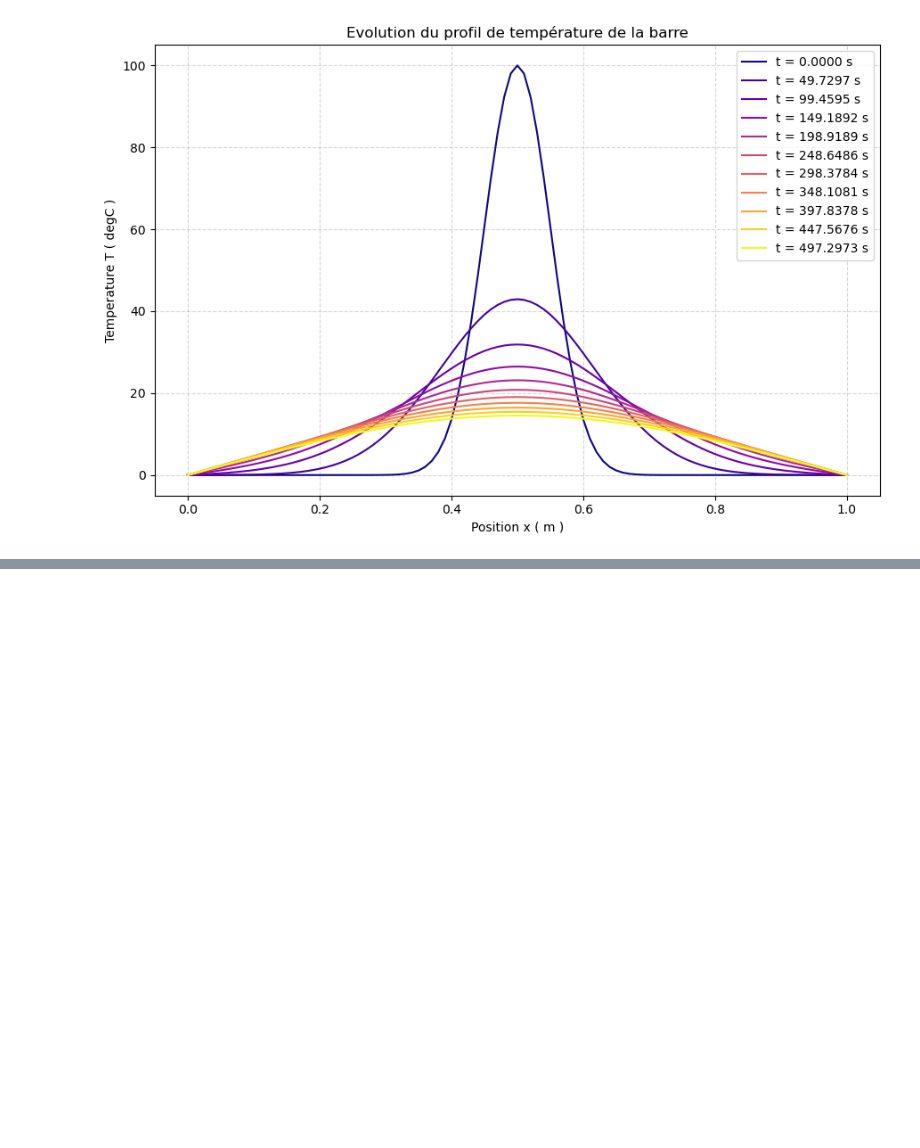
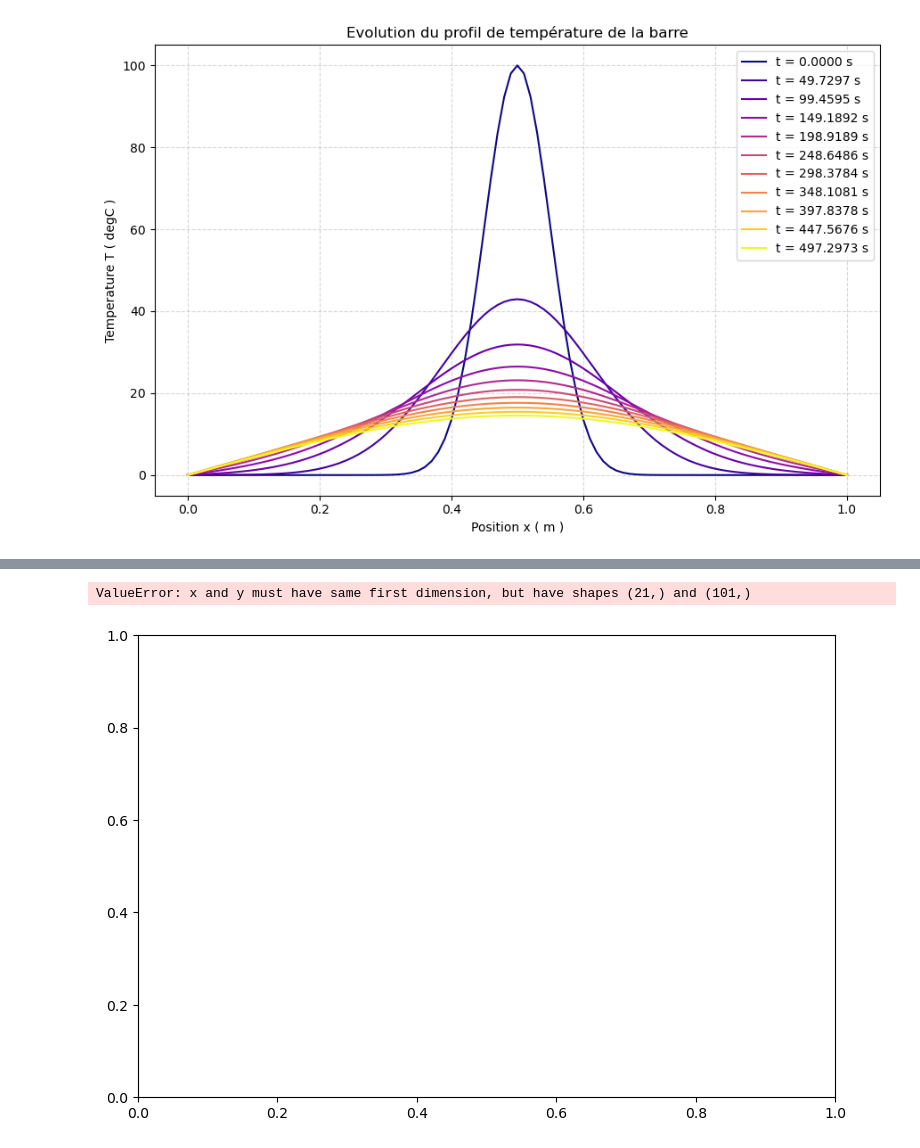
Before and after one commit to Amipha/outils-num, a Jupyter notebook: TP1.ipynb, the cells around one changed output, grey strips where cells are left out. Saved outputs shown, nothing was run; the diff lists cells and outputs as text; code cells hidden in the pictures; blank space fills up the shorter version.

```diff
--- a/TP1.ipynb
+++ b/TP1.ipynb
@@ -375,0 +428,51 @@ Tracer_T_x(x, t_save, T_save)
+# %%
+def simulation_chaleur_adiabatique (L , alpha , N , r , t_fin , T_gauche ,T_droite , f_init , save_step =10) :
+    """
+    Resout l'equation de la chaleur 1D par schema FTCS
+    (version vectorisee NumPy).
+
+    Parametres
+    ----------
+    L : longueur de la barre (m)
+    alpha : diffusivite thermique (m^2/s)
+    N : nombre d'intervalles spatiaux
+    r : nombre de Fourier discret (r <= 0.5)
+    t_fin : duree totale de simulation (s)
+    T_gauche : temperature a x=0 (degC)
+    T_droite : temperature a x=L (degC)
+    T_init : temperature initiale uniforme (degC)
+    save_frac : fraction de pas de temps a sauvegarder
+
+    Retourne
+    --------
+    x, t_save, T_save
+    """
+    dx = L / N
+    dt = r * dx**2 / alpha
+    nt = int(t_fin / dt)
+
+    x = np.linspace(0, L, N+1)
+    T = f_init(x)
+    T[0] = T_gauche
+    T[-1] = T_droite
+
+    save_every = max(1, nt // save_frac)
+    T_save, t_save = [T.copy()], [0.0]
+
+    for n in range(nt):
+        T[1:-1] = T[1:-1] + r * (T[2:] - 2*T[1:-1] + T[:-2])
+        # Imposition de la condition adiabatique: flux nul à x=L -> T(N) = T(N-1)
+        T[-1] = T[-2]
+
+        if (n + 1) % save_every == 0:
+            T_save.append(T.copy())
+            t_save.append((n + 1) * dt)
+
+    return x, np.array(t_save), np.array(T_save)
+
+
+x_ad, T_ad, T_ad = simulation_chaleur_adiabatique (L , alpha , N , r , t_fin , T_gauche ,T_droite , f_init=f_init_zero , save_step =10)
+Tracer_T_x(x_ad, T_ad, t_ad)
+# %% [output]
+ValueError: x and y must have same first dimension, but have shapes (21,) and (101,)
+[figure, added]
```
Also changed, not shown: parts of 1 cell of this notebook.
